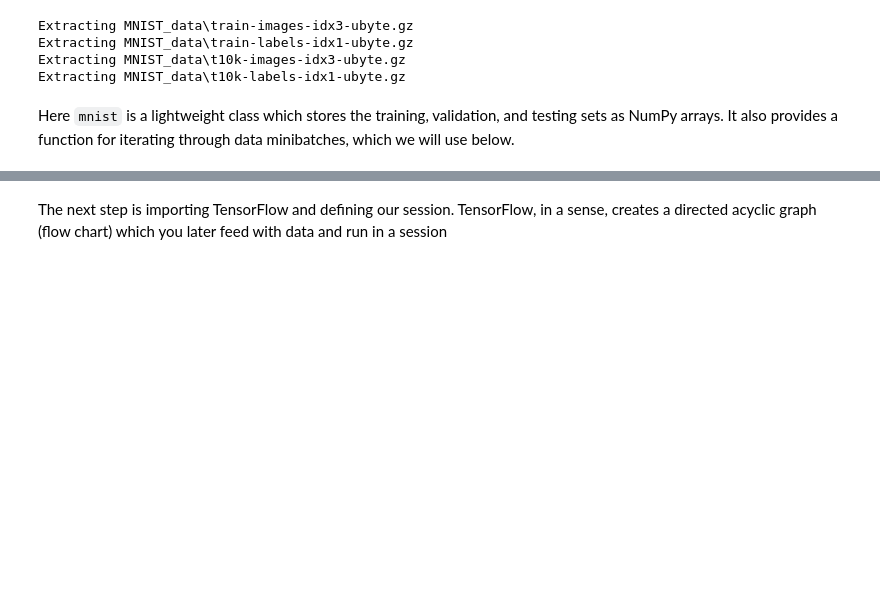
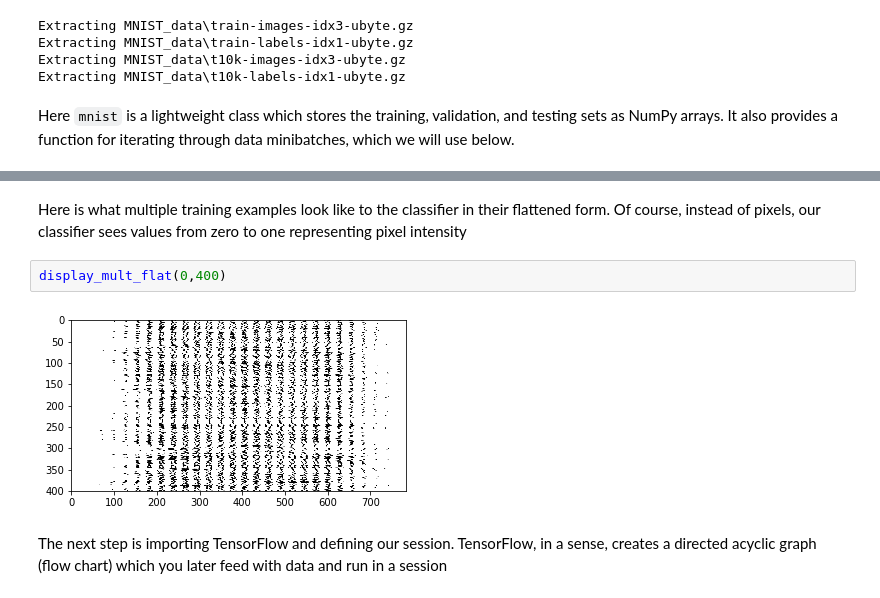
Before and after one commit to ShreyashSoni/dlclub, a Jupyter notebook: projects/project-1/project1.ipynb, the cells around one changed output, grey strips where cells are left out. Drawn from its saved outputs; the diff is of its cells as text; blank space fills up the shorter version.

```diff
--- a/projects/project-1/project1.ipynb
+++ b/projects/project-1/project1.ipynb
@@ -30,3 +64,9 @@ test_labels = mnist.test.labels.astype(np.float32)
+# %% [markdown]
+Here is what multiple training examples look like to the classifier in their flattened form. Of course, instead of pixels, our classifier sees values from zero to one representing pixel intensity
+# %%
+display_mult_flat(0,400)
+# %% [output]
+[figure, added]
 # %% [markdown]
 The next step is importing TensorFlow and defining our session. TensorFlow, in a sense, creates a directed acyclic graph (flow chart) which you later feed with data and run in a session
 # %%
```
Also changed, not shown: parts of 9 cells of this notebook.
